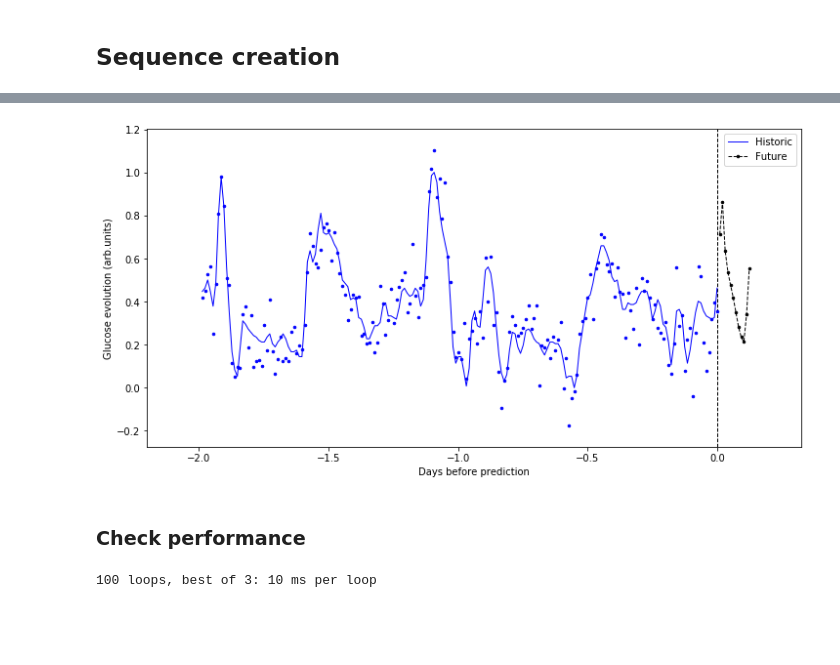
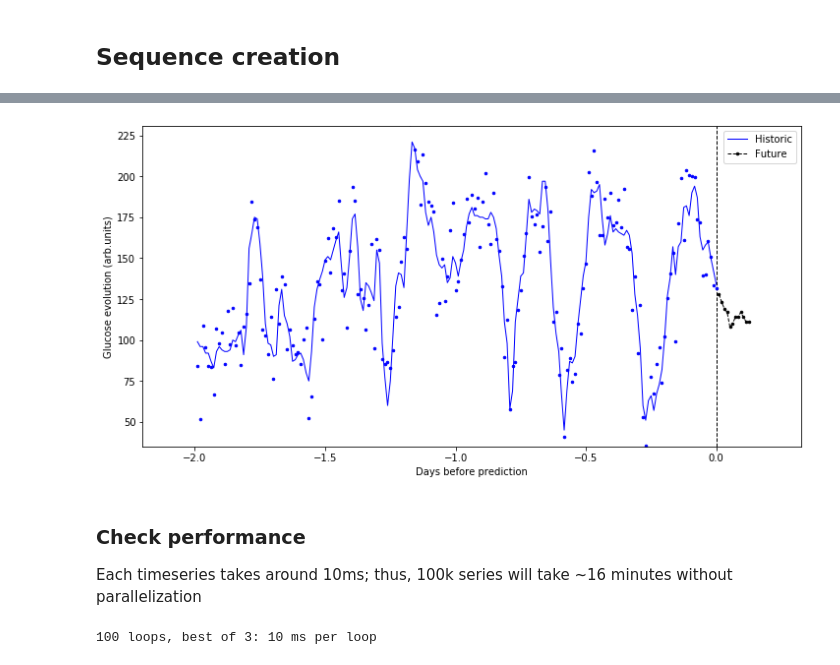
Before and after one commit to juan-arevalo/sugar_level_prediction, a Jupyter notebook: explore/data_exploration.ipynb, the cells around one changed output, grey strips where cells are left out. Cells and saved outputs as stored; diff of their text form; code cells hidden in the pictures; blank space fills up the shorter version.

```diff
--- a/explore/data_exploration.ipynb
+++ b/explore/data_exploration.ipynb
@@ -198,7 +196,7 @@ def create_sequence(data, start, history, future, feature_steps=1, label_steps=1
     labels = [ts_label,hour_label, day_label, id_label, ys_label]
     comb_label = np.stack(arrays=labels, axis=1)
 
-    return ys_feature, comb_feature, comb_label
+    return ys_feature, comb_feature, comb_label, scaler
 
 def verify_sequence(feature, label, feature_steps, label_steps, min_v, max_v,
                     hours_in_day=24.0, sampling=1.0):
@@ -219,3 +217,6 @@ sampling
+# %%
+def rescale(y, scale):
+  return scale[0] + (scale[1] - scale[0])*y
 # %%
 np.set_printoptions(threshold=np.inf)
 
@@ -229,40 +230,42 @@ future_steps = sampling[id_]
 # data is sampled every 5 or 15 minutes. Thus, there are 12 or 4 measurements per hour
 history = 48 * 4 * history_steps # a history of 2 days
 future = 3 * 4 * future_steps # this accounts for a prediction of 6 hours in advance
 
-yf, ynf, yl = create_sequence(dfs, start=start, history=history, future=future,
+yf, ynf, yl, scale = create_sequence(dfs, start=start, history=history, future=future,
                               feature_steps=history_steps, label_steps=future_steps,
                               time_unit=one_day, noise=0.1, day_dict=day_dict)
 
 # conditions for the length of the sequences
 max_time_feature, max_time_label, max_feature, max_label, cond1, cond2 = \
   verify_sequence(ynf, yl, history, future, 0.8, 1.2, sampling=history_steps)
 
 if not cond1 or not cond2:
     print(max_time_feature, max_time_label, max_feature, max_label, cond1, cond2)
     # print(dfs.values[start:start+history, :])
 
 # plot sequences
 plt.figure(figsize=(12, 6))
 
-plt.plot(ynf[:, 0], yf, '-b', markersize=2, linewidth=1, label='Historic')
-plt.plot(ynf[:, 0], ynf[:, -1], '.b', markersize=5, linewidth=1)
-plt.plot(yl[:, 0], yl[:, -1], '.--k', markersize=5, linewidth=1, label='Future')
+plt.plot(ynf[:, 0], rescale(yf, scale), '-b', markersize=2, linewidth=1, label='Historic')
+plt.plot(ynf[:, 0], rescale(ynf[:, -1], scale), '.b', markersize=5, linewidth=1)
+plt.plot(yl[:, 0], rescale(yl[:, -1], scale), '.--k', markersize=5, linewidth=1, label='Future')
 
-ymin = ynf[:, -1].min()-0.1
-ymax = ynf[:, -1].max()+0.1
+ymin = scale[0] - 10
+ymax = scale[1] + 10
 
 plt.vlines(x=0, ymin=ymin, ymax=ymax, colors='k', linewidth=1, linestyles='--')
 
 plt.ylim(ymin, ymax)
 plt.xlim(-history/4/24/history_steps-0.2, future/4/24/future_steps+0.2)
 
 plt.ylabel('Glucose evolution (arb.units)')
 plt.xlabel('Days before prediction')
 plt.legend(loc='best')
 plt.show()
 # %% [output]
-[figure, old version]
+[figure, new version]
-# %% [markdown]
-### Check performance
+# %% [markdown]
+### Check performance
+
+Each timeseries takes around 10ms; thus, 100k series will take ~16 minutes without parallelization
 # %%
```
Also changed, not shown: parts of 12 cells of this notebook.
